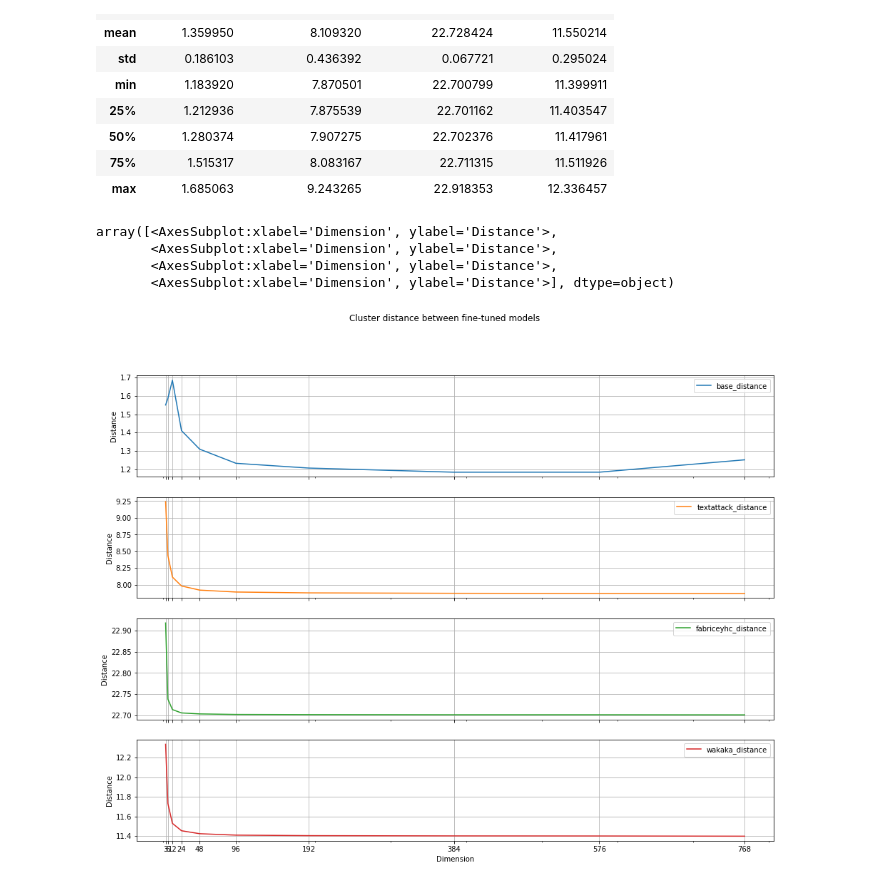
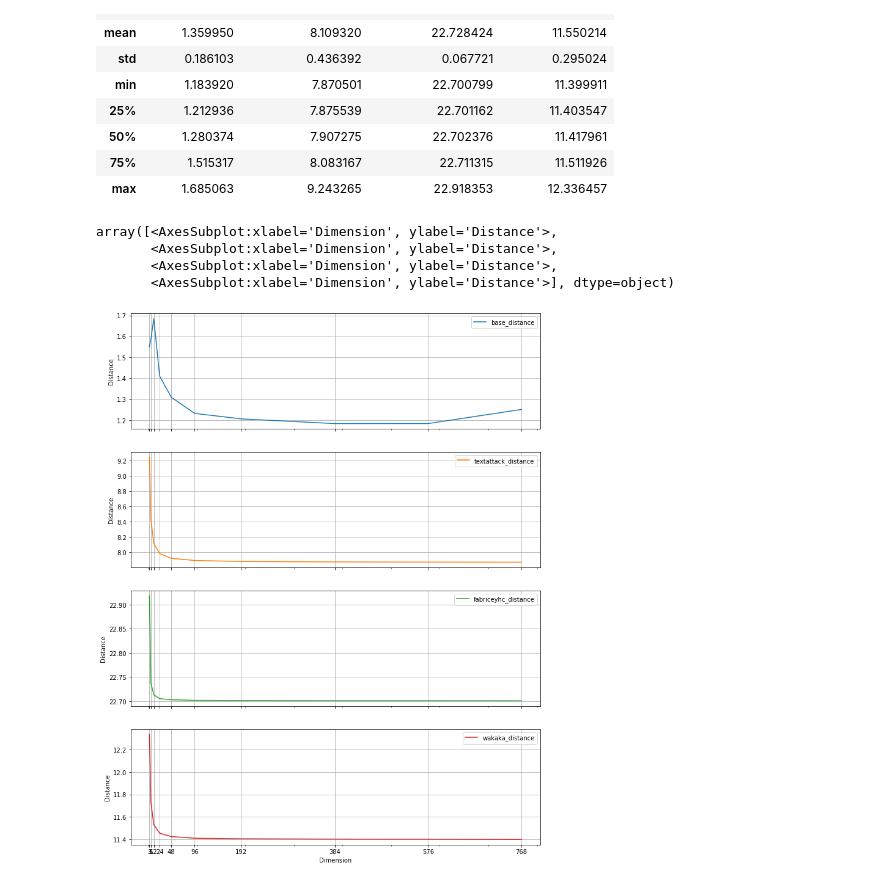
Before and after one commit to simon-muenker/NLP-SoSe22--NLP-Proj, a Jupyter notebook: notebooks/03--Manifold-Analysis.ipynb, the cells around one changed output. Saved outputs shown, nothing was run; the diff lists cells and outputs as text; code cells hidden in the pictures.

```diff
--- a/notebooks/03--Manifold-Analysis.ipynb
+++ b/notebooks/03--Manifold-Analysis.ipynb
@@ -2,7 +2,7 @@
 import matplotlib.pyplot as plt
 
 %matplotlib inline
-plt.rcParams["figure.figsize"] = (16, 12)
+plt.rcParams["figure.figsize"] = (12, 16)
 # %%
 import pandas as pd
 # %%
@@ -59,23 +59,22 @@ collation_df
 # %%
 (
     collation_df
     .filter(regex=".*_distance")
     .plot(
         subplots=True,
         stacked=True,
         xticks=collation_df.index,
         grid=True,
-        title='Cluster distance between fine-tuned models',
         xlabel='Dimension',
         ylabel='Distance'
     )
 )
 # %% [output]
 array([<AxesSubplot:xlabel='Dimension', ylabel='Distance'>,
        <AxesSubplot:xlabel='Dimension', ylabel='Distance'>,
        <AxesSubplot:xlabel='Dimension', ylabel='Distance'>,
        <AxesSubplot:xlabel='Dimension', ylabel='Distance'>], dtype=object)
-[figure, old version]
+[figure, new version]
 # %%
 (
     collation_df
```
Also changed, not shown: parts of 4 cells of this notebook.
